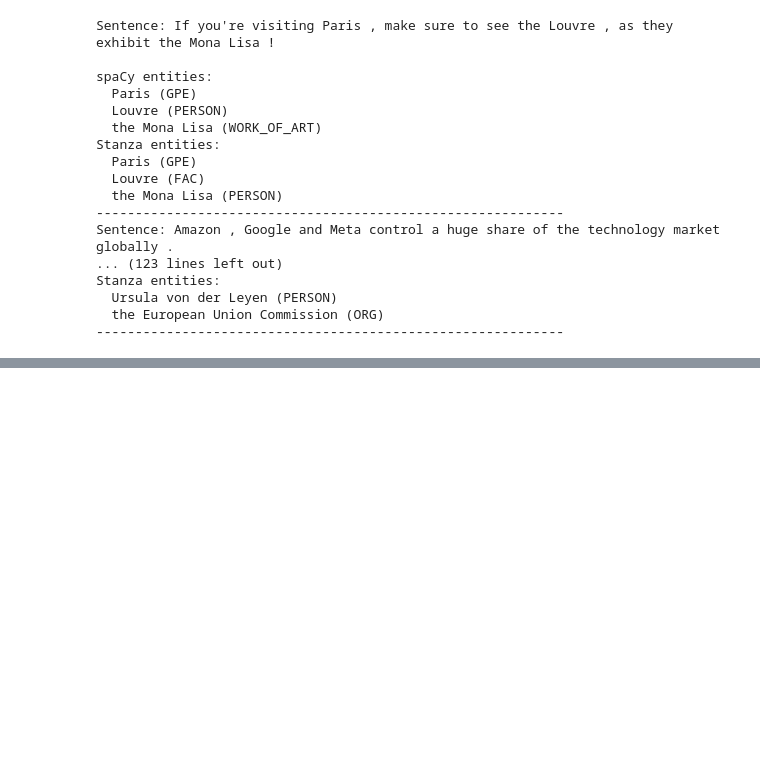
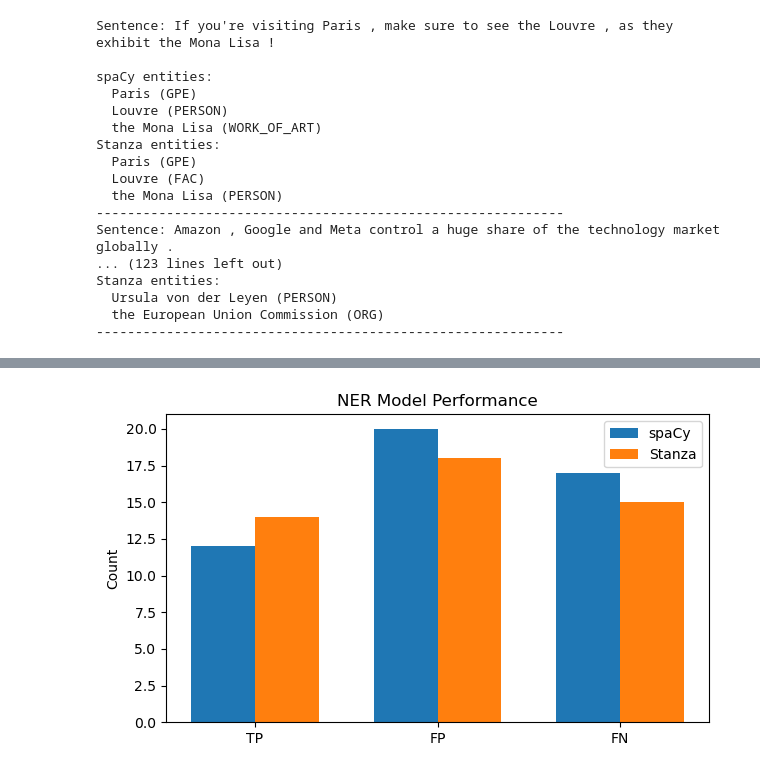
Before and after one commit to Vseonym/Text-Mining-For-AI, a Jupyter notebook: NER/ner.ipynb, the cells around one changed output, grey strips where cells are left out. Saved outputs shown, nothing was run; the diff lists cells and outputs as text; code cells hidden in the pictures; blank space fills up the shorter version.

```diff
--- a/NER/ner.ipynb
+++ b/NER/ner.ipynb
@@ -107,0 +367,18 @@ Stanza entities:
+# %%
+import matplotlib.pyplot as plt
+
+metrics = ['TP', 'FP', 'FN']
+spacy_scores = [spacy_tp, spacy_fp, spacy_fn]
+stanza_scores = [stanza_tp, stanza_fp, stanza_fn]
+
+x = range(len(metrics))
+plt.figure(figsize=(7,4))
+plt.bar(x, spacy_scores, width=0.35, label='spaCy', align='center')
+plt.bar([i + 0.35 for i in x], stanza_scores, width=0.35, label='Stanza', align='center')
+plt.xticks([i + 0.175 for i in x], metrics)
+plt.ylabel('Count')
+plt.title('NER Model Performance')
+plt.legend()
+plt.show()
+# %% [output]
+[figure, added]
```
Also changed, not shown: parts of 34 cells of this notebook.
